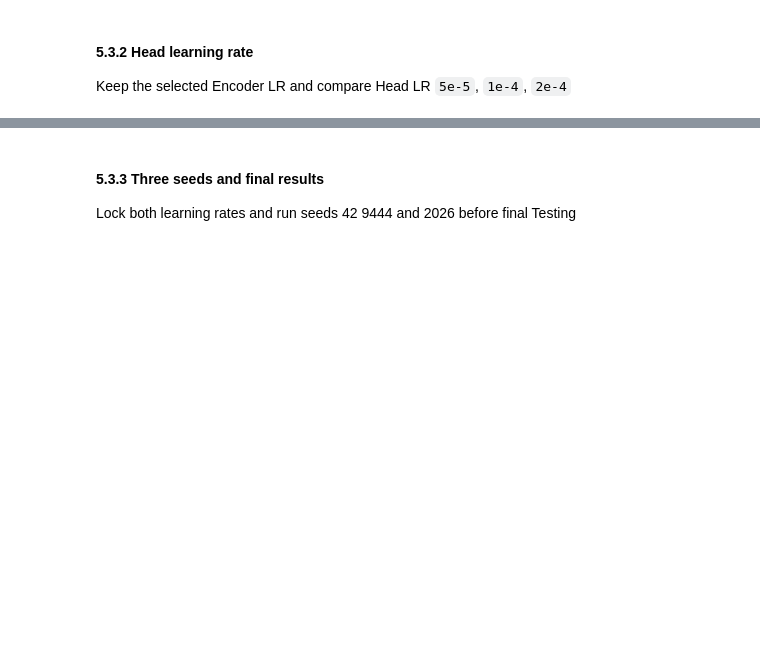
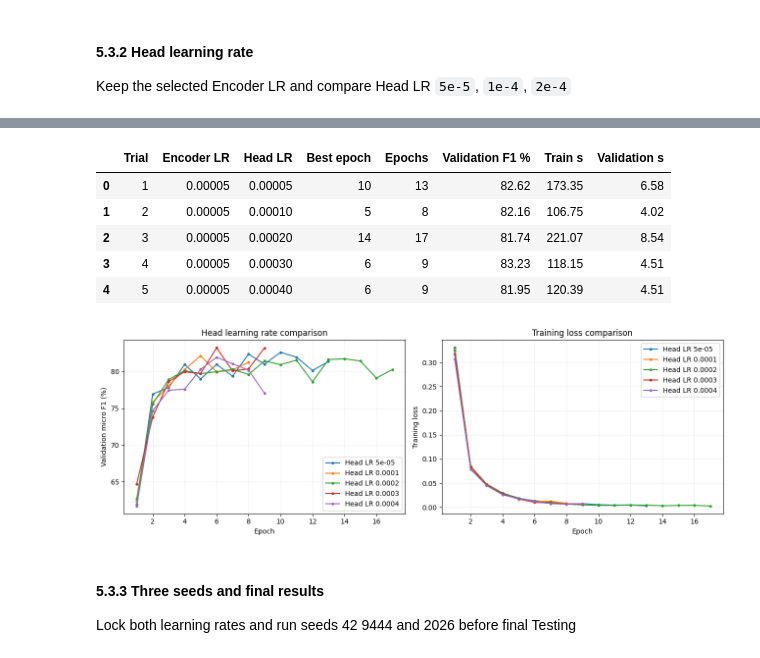
Before and after one commit to Edric-D/MedNLP_Research, a Jupyter notebook: MedNLP_research.ipynb, the cells around one changed output, grey strips where cells are left out. Saved outputs shown, nothing was run; the diff lists cells and outputs as text; code cells hidden in the pictures; blank space fills up the shorter version.

```diff
--- a/MedNLP_research.ipynb
+++ b/MedNLP_research.ipynb
@@ -3826,7 +3933,17 @@ KeyboardInterrupt:
 Keep the selected Encoder LR and compare Head LR `5e-5`, `1e-4`, `2e-4`
 # %%
 # Search head learning rates
-search_e3_stage(E3_STATE, '5.3.2 Head learning rate', [
-    replace(E3_STATE['selected'], head_learning_rate=rate)
-    for rate in (5e-5, 1e-4, 2e-4)
+E3_HEAD_SELECTION = search_e3_stage(E3_STATE, '5.3.2 Head learning rate', [
+    replace(
+        E3_STATE['selected'],
+        encoder_learning_rate=5e-5,
+        head_learning_rate=rate,
+    )
+    for rate in (5e-5, 1e-4, 2e-4, 3e-4, 4e-4)
 ])
+
+# Compare head learning rate curves
+E3_HEAD_COMPARISON = display_e3_search_stage(
+    E3_STATE, '5.3.2 Head learning rate'
+)
+# %% [output]
@@ -3833,3 +3967,10 @@ search_e3_stage(E3_STATE, '5.3.2 Head learning rate', [
+|  | Trial | Encoder LR | Head LR | Best epoch | Epochs | Validation F1 % | Train s | Validation s |
+| 0 | 1 | 0.00005 | 0.00005 | 10 | 13 | 82.62 | 173.35 | 6.58 |
+| 1 | 2 | 0.00005 | 0.00010 | 5 | 8 | 82.16 | 106.75 | 4.02 |
+| 2 | 3 | 0.00005 | 0.00020 | 14 | 17 | 81.74 | 221.07 | 8.54 |
+| 3 | 4 | 0.00005 | 0.00030 | 6 | 9 | 83.23 | 118.15 | 4.51 |
+| 4 | 5 | 0.00005 | 0.00040 | 6 | 9 | 81.95 | 120.39 | 4.51 |
+[figure, added]
 # %% [markdown]
 #### 5.3.3 Three seeds and final results
 
```
Also changed, not shown: parts of 7 cells of this notebook.
